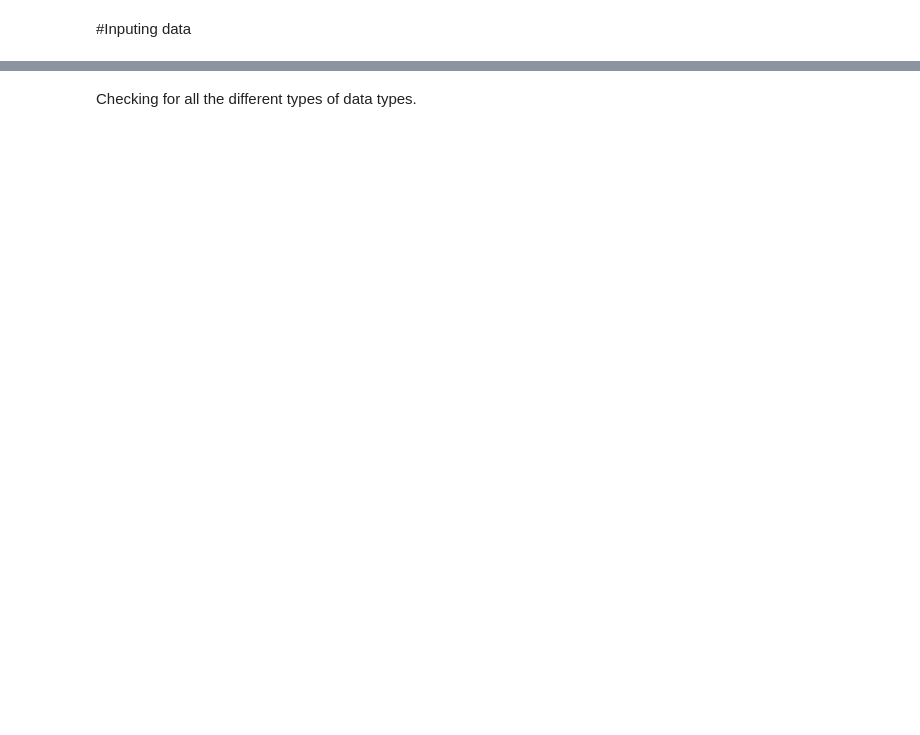
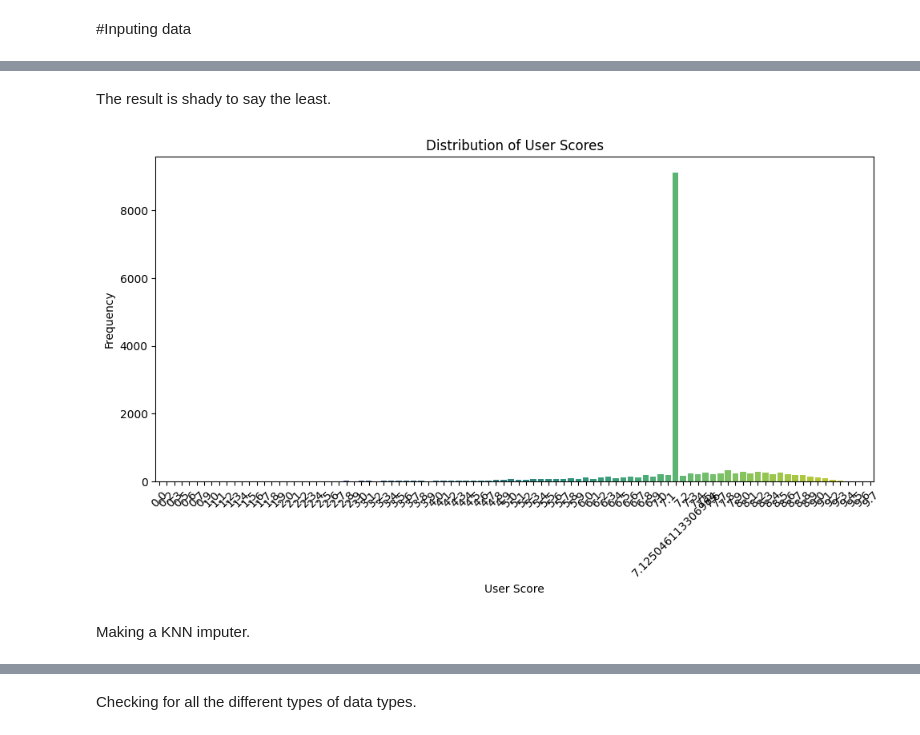
Before and after one commit to VMM-MMV/SigmoidExam, a Jupyter notebook: Untitled3.ipynb, the cells around one changed output, grey strips where cells are left out. Saved outputs shown, nothing was run; the diff lists cells and outputs as text; code cells hidden in the pictures; blank space fills up the shorter version.

```diff
--- a/Untitled3.ipynb
+++ b/Untitled3.ipynb
@@ -140,0 +390,27 @@ NameError: ignored
+# %%
+import numpy as np
+import pandas as pd
+from fancyimpute import IterativeImputer
+
+df_copy = df.copy()
+
+imputer = IterativeImputer(max_iter=10, random_state=0)
+
+df_copy['User_Score'] = imputer.fit_transform(df_copy[['User_Score']])
+# %% [markdown]
+The result is shady to say the least.
+# %%
+plt.figure(figsize=(10,6))
+
+sns.countplot(x='User_Score', data=df_copy, order=df_copy['User_Score'].dropna().sort_values().unique(), palette='viridis')
+
+plt.title('Distribution of User Scores')
+plt.xlabel('User Score')
+plt.ylabel('Frequency')
+plt.xticks(rotation=45)
+plt.tight_layout()
+plt.show()
+# %% [output]
+[figure, added]
+# %% [markdown]
+Making a KNN imputer.
```
Also changed, not shown: parts of 79 cells of this notebook.
